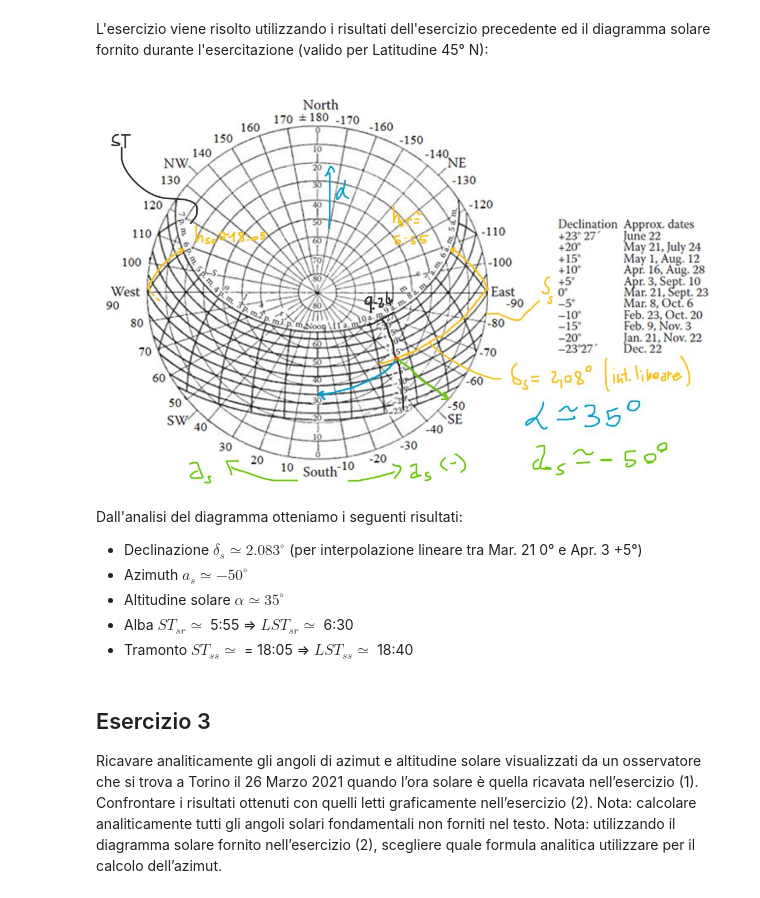
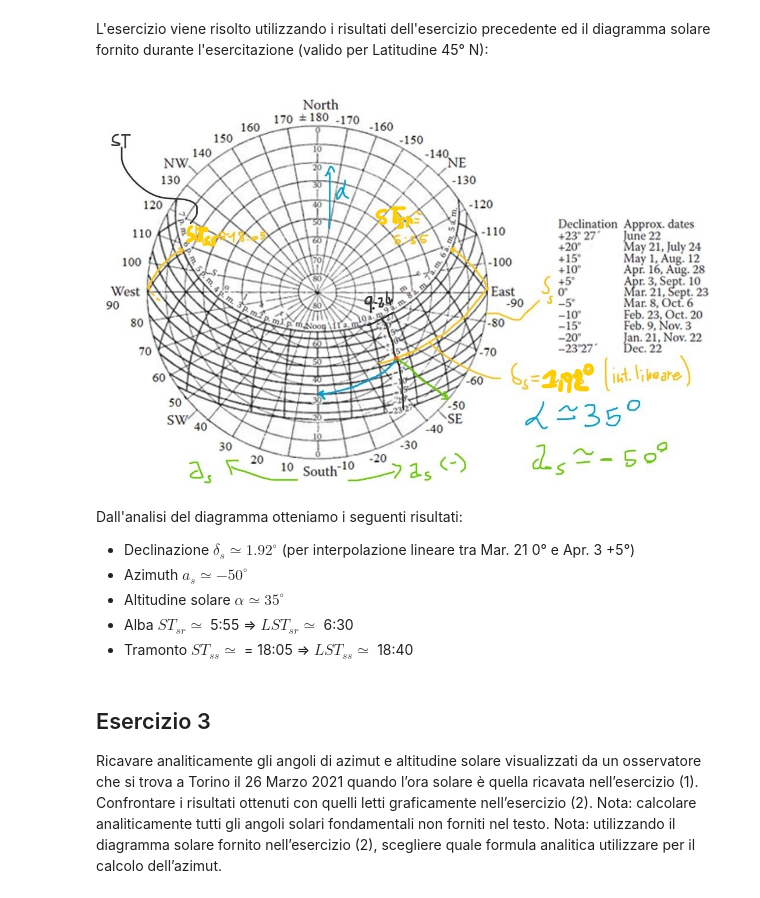
Before and after one commit to DSSchiera/materials, a Jupyter notebook: EFR2021_ES4_Angoli_Solari.ipynb, the cells around one changed output. Cells and saved outputs as stored; diff of their text form; code cells hidden in the pictures.

```diff
--- a/EFR2021_ES4_Angoli_Solari.ipynb
+++ b/EFR2021_ES4_Angoli_Solari.ipynb
@@ -148,13 +151,13 @@ Viene fornito il diagramma solare di Torino (valido per la latitudine 45.00 N).
 # %% [markdown]
 L'esercizio viene risolto utilizzando i risultati dell'esercizio precedente ed il diagramma solare fornito durante l'esercitazione (valido per Latitudine 45° N):
 # %%
-Image(filename="img/sunpath_es2.JPG")
+Image(filename="img/sunpath_es2.jpg")
 # %% [output]
-[figure, old version]
+[figure, new version]
 # %% [markdown]
 Dall'analisi del diagramma otteniamo i seguenti risultati:
 
-- Declinazione $\delta_s \simeq 2.083^{{\circ}}$ (per interpolazione lineare tra Mar. 21 0° e Apr. 3 +5°)
+- Declinazione $\delta_s \simeq 1.92^{{\circ}}$ (per interpolazione lineare tra Mar. 21 0° e Apr. 3 +5°)
 - Azimuth $a_s \simeq -50^{{\circ}}$
 - Altitudine solare $\alpha \simeq 35^{{\circ}}$
 - Alba $ST_{sr} \simeq$ 5:55 => $LST_{sr} \simeq$ 6:30
```
Also changed, not shown: parts of 17 cells of this notebook.
